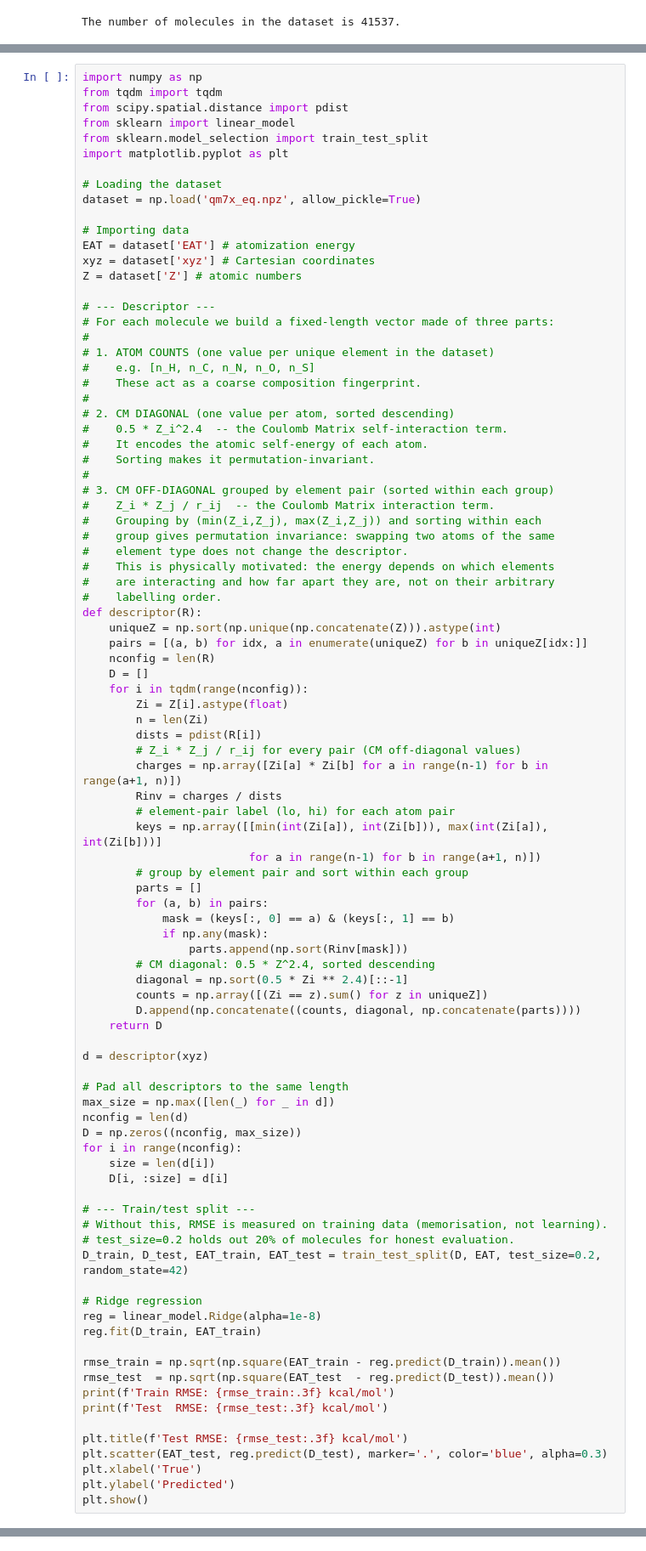
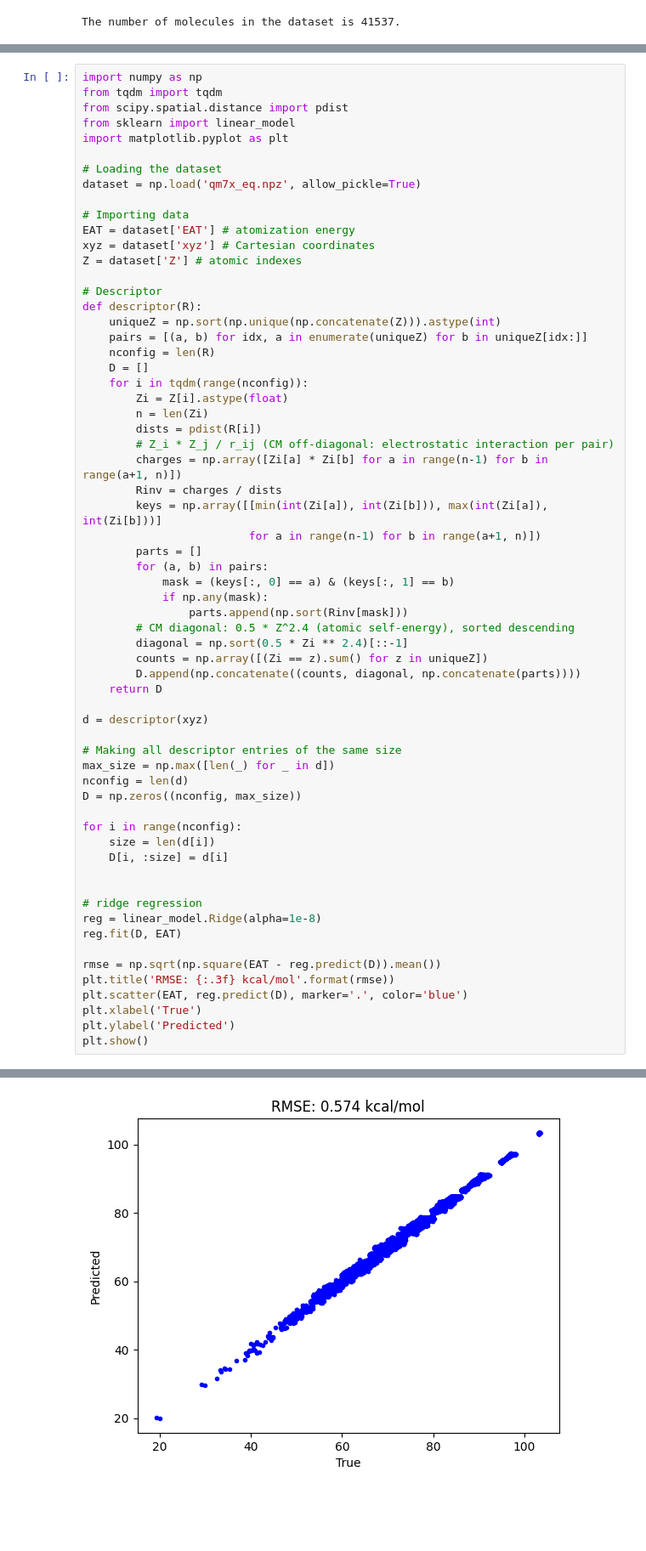
Before and after one commit to andretsilo/ml-exercises, a Jupyter notebook: qm7x.ipynb, the cells around one changed output, grey strips where cells are left out. Shown at 85% size. Cells and saved outputs as stored; diff of their text form; blank space fills up the shorter version.

Commit message:
Add coulomb matrix method

```diff
--- a/qm7x.ipynb
+++ b/qm7x.ipynb
@@ -67,7 +67,6 @@ import numpy as np
 from tqdm import tqdm
 from scipy.spatial.distance import pdist
 from sklearn import linear_model
-from sklearn.model_selection import train_test_split
 import matplotlib.pyplot as plt
 
 # Loading the dataset
@@ -76,28 +75,9 @@ dataset = np.load('qm7x_eq.npz', allow_pickle=True)
 # Importing data
 EAT = dataset['EAT'] # atomization energy
 xyz = dataset['xyz'] # Cartesian coordinates
-Z = dataset['Z'] # atomic numbers
+Z = dataset['Z'] # atomic indexes
 
-# --- Descriptor ---
-# For each molecule we build a fixed-length vector made of three parts:
-#
-# 1. ATOM COUNTS (one value per unique element in the dataset)
-#    e.g. [n_H, n_C, n_N, n_O, n_S]
-#    These act as a coarse composition fingerprint.
-#
-# 2. CM DIAGONAL (one value per atom, sorted descending)
-#    0.5 * Z_i^2.4  -- the Coulomb Matrix self-interaction term.
-#    It encodes the atomic self-energy of each atom.
-#    Sorting makes it permutation-invariant.
-#
-# 3. CM OFF-DIAGONAL grouped by element pair (sorted within each group)
-#    Z_i * Z_j / r_ij  -- the Coulomb Matrix interaction term.
-#    Grouping by (min(Z_i,Z_j), max(Z_i,Z_j)) and sorting within each
-#    group gives permutation invariance: swapping two atoms of the same
-#    element type does not change the descriptor.
-#    This is physically motivated: the energy depends on which elements
-#    are interacting and how far apart they are, not on their arbitrary
-#    labelling order.
+# Descriptor
 def descriptor(R):
     uniqueZ = np.sort(np.unique(np.concatenate(Z))).astype(int)
     pairs = [(a, b) for idx, a in enumerate(uniqueZ) for b in uniqueZ[idx:]]
@@ -107,19 +87,17 @@ def descriptor(R):
         Zi = Z[i].astype(float)
         n = len(Zi)
         dists = pdist(R[i])
-        # Z_i * Z_j / r_ij for every pair (CM off-diagonal values)
+        # Z_i * Z_j / r_ij (CM off-diagonal: electrostatic interaction per pair)
         charges = np.array([Zi[a] * Zi[b] for a in range(n-1) for b in range(a+1, n)])
         Rinv = charges / dists
-        # element-pair label (lo, hi) for each atom pair
         keys = np.array([[min(int(Zi[a]), int(Zi[b])), max(int(Zi[a]), int(Zi[b]))]
                          for a in range(n-1) for b in range(a+1, n)])
-        # group by element pair and sort within each group
         parts = []
         for (a, b) in pairs:
             mask = (keys[:, 0] == a) & (keys[:, 1] == b)
             if np.any(mask):
                 parts.append(np.sort(Rinv[mask]))
-        # CM diagonal: 0.5 * Z^2.4, sorted descending
+        # CM diagonal: 0.5 * Z^2.4 (atomic self-energy), sorted descending
         diagonal = np.sort(0.5 * Zi ** 2.4)[::-1]
         counts = np.array([(Zi == z).sum() for z in uniqueZ])
         D.append(np.concatenate((counts, diagonal, np.concatenate(parts))))
@@ -127,30 +105,23 @@ def descriptor(R):
 
 d = descriptor(xyz)
 
-# Pad all descriptors to the same length
+# Making all descriptor entries of the same size
 max_size = np.max([len(_) for _ in d])
 nconfig = len(d)
 D = np.zeros((nconfig, max_size))
+
 for i in range(nconfig):
     size = len(d[i])
     D[i, :size] = d[i]
 
-# --- Train/test split ---
-# Without this, RMSE is measured on training data (memorisation, not learning).
-# test_size=0.2 holds out 20% of molecules for honest evaluation.
-D_train, D_test, EAT_train, EAT_test = train_test_split(D, EAT, test_size=0.2, random_state=42)
 
-# Ridge regression
+# ridge regression
 reg = linear_model.Ridge(alpha=1e-8)
-reg.fit(D_train, EAT_train)
+reg.fit(D, EAT)
 
-rmse_train = np.sqrt(np.square(EAT_train - reg.predict(D_train)).mean())
-rmse_test  = np.sqrt(np.square(EAT_test  - reg.predict(D_test)).mean())
-print(f'Train RMSE: {rmse_train:.3f} kcal/mol')
-print(f'Test  RMSE: {rmse_test:.3f} kcal/mol')
-
-plt.title(f'Test RMSE: {rmse_test:.3f} kcal/mol')
-plt.scatter(EAT_test, reg.predict(D_test), marker='.', color='blue', alpha=0.3)
+rmse = np.sqrt(np.square(EAT - reg.predict(D)).mean())
+plt.title('RMSE: {:.3f} kcal/mol'.format(rmse))
+plt.scatter(EAT, reg.predict(D), marker='.', color='blue')
 plt.xlabel('True')
 plt.ylabel('Predicted')
 plt.show()
@@ -158,0 +129 @@ KeyboardInterrupt:
+[figure, added]
```
Also changed, not shown: parts of 1 cell of this notebook.
